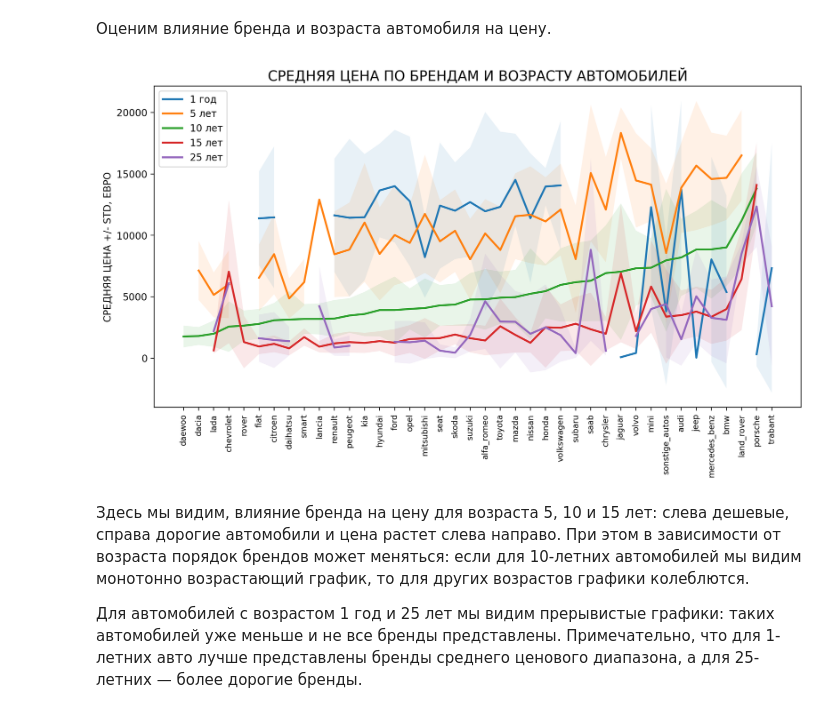
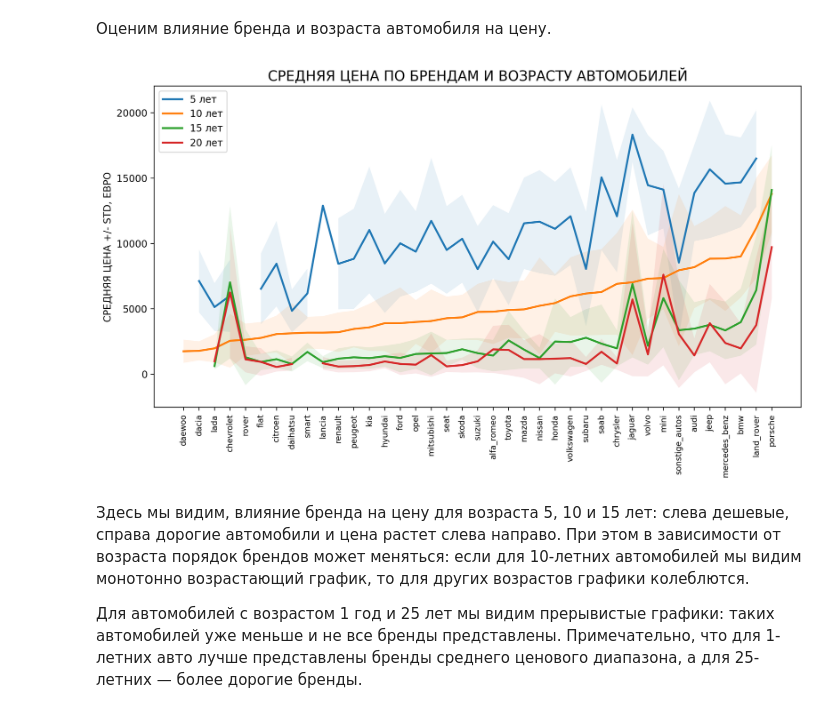
Before and after one commit to dimdasci/yp13-gradient-boosting, a Jupyter notebook: notebooks/yp13-gradient-boosting.ipynb, the cells around one changed output. Saved outputs shown, nothing was run; the diff lists cells and outputs as text; code cells hidden in the pictures.

```diff
--- a/notebooks/yp13-gradient-boosting.ipynb
+++ b/notebooks/yp13-gradient-boosting.ipynb
@@ -1049,31 +1060,31 @@ array(['alfa_romeo', 'audi', 'bmw', 'chevrolet', 'chrysler', 'citroen',
 # %% [markdown]
 Оценим влияние бренда и возраста автомобиля на цену.
 # %%
-ages = [1, 5, 10, 15, 25]
+ages = [5, 10, 15, 20]
 prices = df.loc[df.CarAge.isin(ages),
                 ['CarAge', 'Brand', 'Price']].pivot_table(
                     index='Brand',
                     values='Price',
                     columns='CarAge',
                     aggfunc=['mean', 'std']).sort_values(by=('mean', 10))
 fig = plt.figure(figsize=(12, 6))
 for age in ages:
     plt.plot(prices.index,
              prices[('mean', age)],
              lw=2,
              label=f"{age} {'год' if age == 1 else 'лет'}")
     plt.fill_between(prices.index,
                      prices[('mean', age)] - prices[('std', age)],
                      prices[('mean', age)] + prices[('std', age)],
                      alpha=.1)
     plt.legend(loc='upper left')
     plt.xticks(rotation=90, fontsize='small')
     plt.title('Средняя цена по брендам и возрасту автомобилей'.upper(),
               fontsize='x-large')
     plt.ylabel('Средняя цена +/- std, евро'.upper())
 plt.show()
 # %% [output]
-[figure, old version]
+[figure, new version]
 # %% [markdown]
 Здесь мы видим, влияние бренда на цену для возраста 5, 10 и 15 лет: слева дешевые, справа дорогие автомобили и цена растет слева направо. При этом в зависимости от возраста порядок брендов может меняться: если для 10-летних автомобилей мы видим монотонно возрастающий график, то для других возрастов графики колеблются.
 
```
Also changed, not shown: parts of 45 cells of this notebook.
